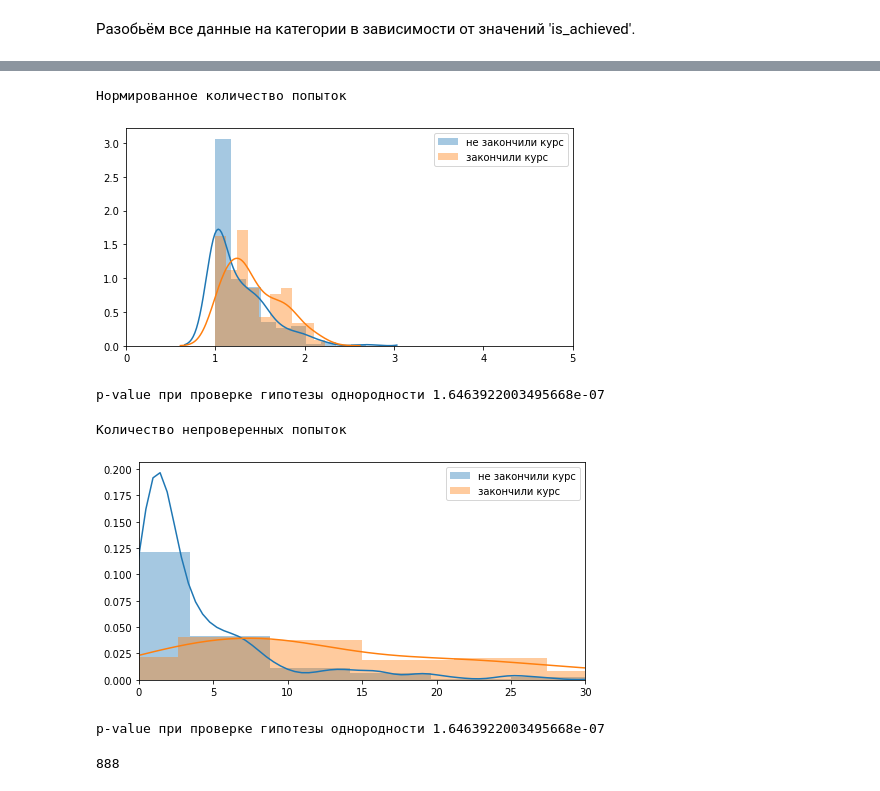
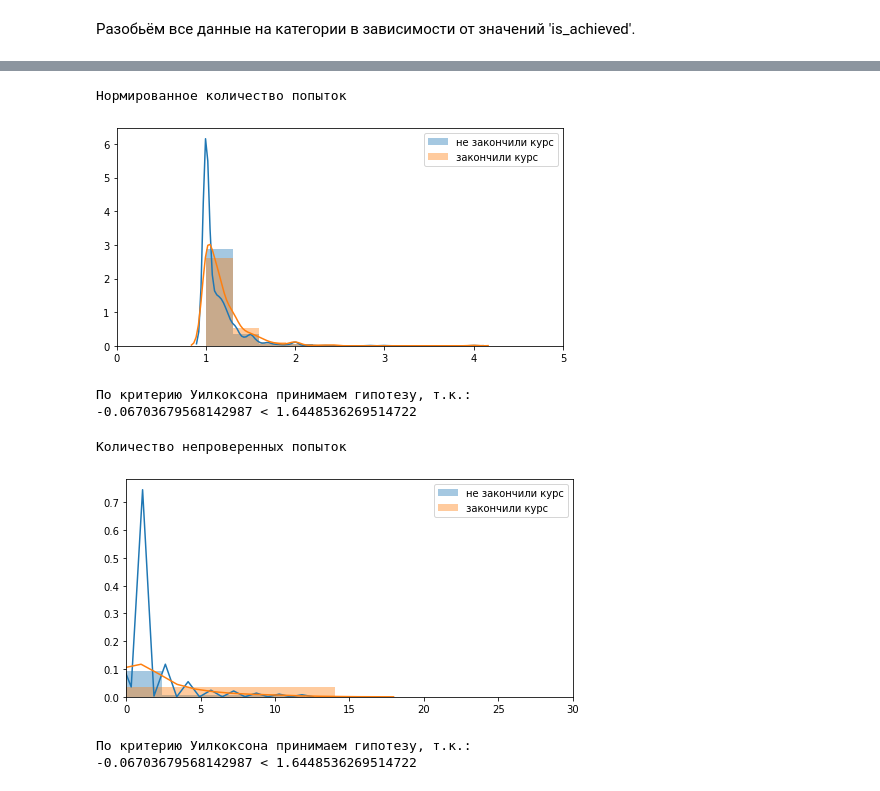
Before and after one commit to deethereal/Sirius_project, a Jupyter notebook: data_and_2__.ipynb, the cells around one changed output, grey strips where cells are left out. Saved outputs shown, nothing was run; the diff lists cells and outputs as text; code cells hidden in the pictures.

```diff
--- a/data_and_2__.ipynb
+++ b/data_and_2__.ipynb
@@ -643,14 +642,17 @@ WilcoxonResult(statistic=1487.0, pvalue=0.02411591199112567)
 # %%
+
 plt.figure(figsize=(8, 4))
-sb.distplot(df_0['last answer'], bins = 50, label = 'не закончили курс')
-sb.distplot(df_1['last answer'], bins = 50, label = 'закончили курс')
+sb.distplot(last_answer0, label = 'не закончили курс')
+sb.distplot(last_answer1, label = 'закончили курс')
 print('Время ожидания последнего ответа от преподавателя')
 plt.xlim(0, 250)
 plt.legend()
 plt.show()
-print('p-value при проверке гипотезы однородности', stats.ks_2samp(df_0['last answer'], df_1['last answer'])[1])
+print('p-value при проверке гипотезы однородности', stats.ks_2samp(last_answer0, last_answer1)[1])
 
 
-print(sts.wilcoxon(df_0['last answer'][:90],df_1['last answer'][:90]))
+t1 = last_answer0
+t2 = last_answer1
+U(t1, 776, t2, 357)
 # %% [output]
 Время ожидания последнего ответа от преподавателя
@@ -660,5 +663,5 @@ WilcoxonResult(statistic=1354.5, pvalue=0.008008860175826672)
 # %%
-df = df.sort_values(by = ['user_id','course_element_id', 'tries_count'])
+df = df.sort_values(by = ['user_id', 'course_module_id','course_element_id', 'tries_count'])
 df.head(20)
 # %% [output]
 |  | element_progress_id | hours_diff | size_of_answer | size_of_review | tries_count | review_time | id_from_sl | ... |
@@ -683,11 +686,13 @@ tr_0 = []
 tr_1 = []
 t = 0
 person = df['user_id'][0]
+course = df['course_module_id'][0]
 for i in range(len(df['user_id'])):
-    if person == df['user_id'][i]:
+    if person == df['user_id'][i] and course == df['course_module_id'][i]:
         t = t + 1
     else:
         person = df['user_id'][i]
+        course = df['course_module_id'][i]
         if df['is_achieved'][i-1] == 0:
             tr_0.append(t)
         else:
@@ -701,7 +706,6 @@ plt.xlim(0, 200)
 plt.legend()
 plt.show()
 print('p-value при проверке гипотезы однородности', stats.ks_2samp(tr_0, tr_1)[1])
-
-print(sts.wilcoxon(tr_0[:95], tr_1[:95]))
+U(t1, 387, t2, 220)
 # %% [output]
 Количество попыток
@@ -734,9 +723,10 @@ T = []
 t = 0
 count = 1
 person = df['user_id'][0]
+course = df['course_module_id'][0]
 task = df['course_element_id'][0]
 for i in range(len(df['user_id'])):
-    if person == df['user_id'][i]:
+    if person == df['user_id'][i] and course == df['course_module_id'][i]:
         t = t + 1
         if df['course_element_id'][i] != task:
             count = count + 1
@@ -744,6 +734,7 @@ for i in range(len(df['user_id'])):
             task = df['course_element_id'][i]
     else:
         person = df['user_id'][i]
+        course = df['course_module_id'][i]
         task = df['course_element_id'][i]
         if df['is_achieved'][i-1] == 0:
             tr_0.append(t/count)
@@ -761,25 +752,23 @@ print('Нормированное количество попыток')
 plt.xlim(0, 5)
 plt.legend()
 plt.show()
-print('p-value при проверке гипотезы однородности', stats.ks_2samp(tr_0, tr_1)[1])
+U(t1, 776, t2, 357)
 # %% [output]
 Нормированное количество попыток
-[figure, old version]
+[figure, new version]
-p-value при проверке гипотезы однородности 1.6463922003495668e-07
+По критерию Уилкоксона принимаем гипотезу, т.к.:
+-0.06703679568142987 < 1.6448536269514722
 # %%
 plt.figure(figsize=(8, 4))
 sb.distplot(not_0, bins = 10, label = 'не закончили курс')
 sb.distplot(not_1, bins = 10, label = 'закончили курс')
 print('Количество непроверенных попыток')
 plt.xlim(0, 30)
 plt.legend()
 plt.show()
-print('p-value при проверке гипотезы однородности', stats.ks_2samp(tr_0, tr_1)[1])
+U(t1, 776, t2, 357)
 # %% [output]
 Количество непроверенных попыток
-[figure, old version]
+[figure, new version]
-p-value при проверке гипотезы однородности 1.6463922003495668e-07
+По критерию Уилкоксона принимаем гипотезу, т.к.:
+-0.06703679568142987 < 1.6448536269514722
-# %%
-np.sum(not_0)
-# %% [output]
-888
```
Also changed, not shown: parts of 28 cells of this notebook.
